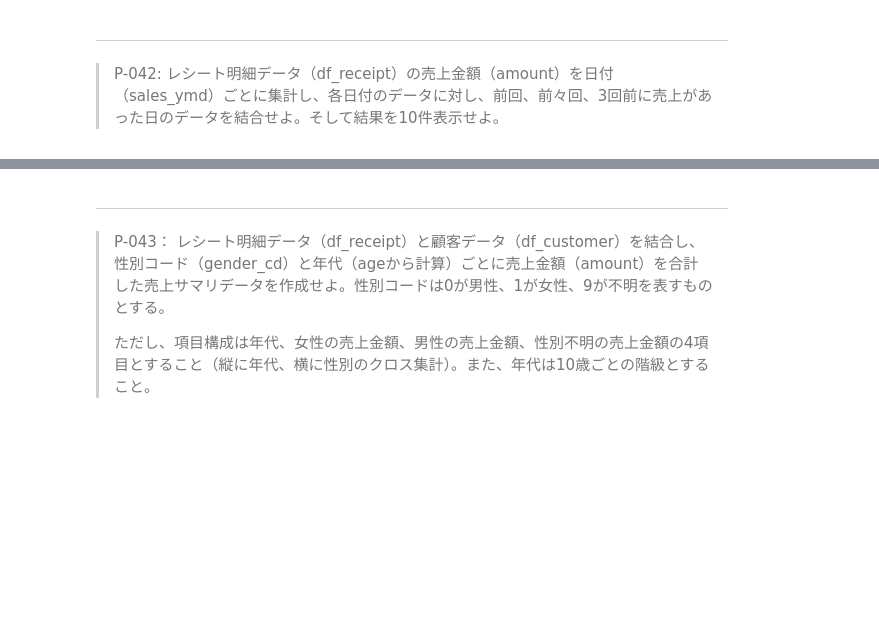
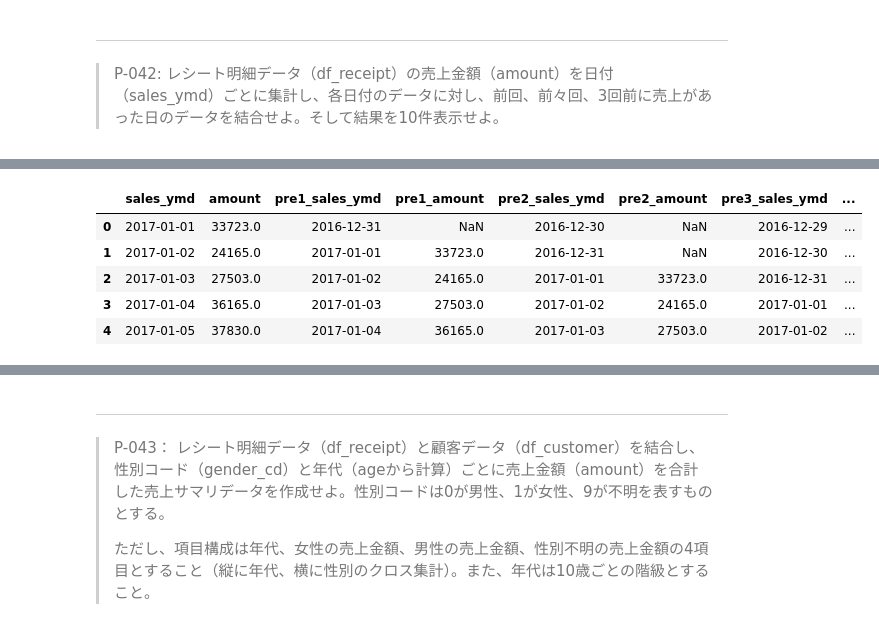
Before and after one commit to HirotaYusuke/100knocks-preprocess, a Jupyter notebook: docker/work/preprocess_knock_Python.ipynb, the cells around one changed output, grey strips where cells are left out. Drawn from its saved outputs; the diff is of its cells as text; code cells hidden in the pictures; blank space fills up the shorter version.

```diff
--- a/docker/work/preprocess_knock_Python.ipynb
+++ b/docker/work/preprocess_knock_Python.ipynb
@@ -736,0 +739,23 @@ len(pd.merge(df_store, df_product, how='cross'))
+# %%
+df = df_receipt.copy()
+df['sales_ymd'] = pd.to_datetime(df['sales_ymd'], format='%Y%m%d')
+
+df_preday = df.groupby('sales_ymd')['amount'].sum().reset_index()
+df_preday.rename(
+    columns={'sales_ymd':'pre_sales_ymd','amount':'pre_amount'},
+    inplace=True
+)
+#df_preday.head()
+
+df_day = df.groupby('sales_ymd')['amount'].sum().reset_index()
+df_day['pre_sales_ymd'] = df_day['sales_ymd'] - datetime.timedelta(days=1)
+
+df_merge = pd.merge(
+    df_day,
+    df_preday,
+    on='pre_sales_ymd',
+    how='outer'
+)
+
+df_merge['amount_diff'] = df_merge['amount'] - df_merge['pre_amount']
+df_merge.head()
@@ -739,0 +781,24 @@ len(pd.merge(df_store, df_product, how='cross'))
+# %%
+df_preday = df.groupby('sales_ymd')['amount'].sum().reset_index()
+for i in range(1, 4):
+    data = df.groupby('sales_ymd')['amount'].sum().reset_index()
+    data.rename(
+            columns={'sales_ymd':f'pre{i}_sales_ymd','amount':f'pre{i}_amount'},
+            inplace=True
+        )
+    df_preday[f'pre{i}_sales_ymd'] = df_day['sales_ymd'] - datetime.timedelta(days=i)
+    df_preday = pd.merge(
+        df_preday,
+        data,
+        how='outer',
+        on=f'pre{i}_sales_ymd'
+    )
+
+df_preday.head()
+# %% [output]
+|  | sales_ymd | amount | pre1_sales_ymd | pre1_amount | pre2_sales_ymd | pre2_amount | pre3_sales_ymd | ... |
+| 0 | 2017-01-01 | 33723.0 | 2016-12-31 | NaN | 2016-12-30 | NaN | 2016-12-29 | ... |
+| 1 | 2017-01-02 | 24165.0 | 2017-01-01 | 33723.0 | 2016-12-31 | NaN | 2016-12-30 | ... |
+| 2 | 2017-01-03 | 27503.0 | 2017-01-02 | 24165.0 | 2017-01-01 | 33723.0 | 2016-12-31 | ... |
+| 3 | 2017-01-04 | 36165.0 | 2017-01-03 | 27503.0 | 2017-01-02 | 24165.0 | 2017-01-01 | ... |
+| 4 | 2017-01-05 | 37830.0 | 2017-01-04 | 36165.0 | 2017-01-03 | 27503.0 | 2017-01-02 | ... |
```
Also changed, not shown: parts of 7 cells of this notebook.
